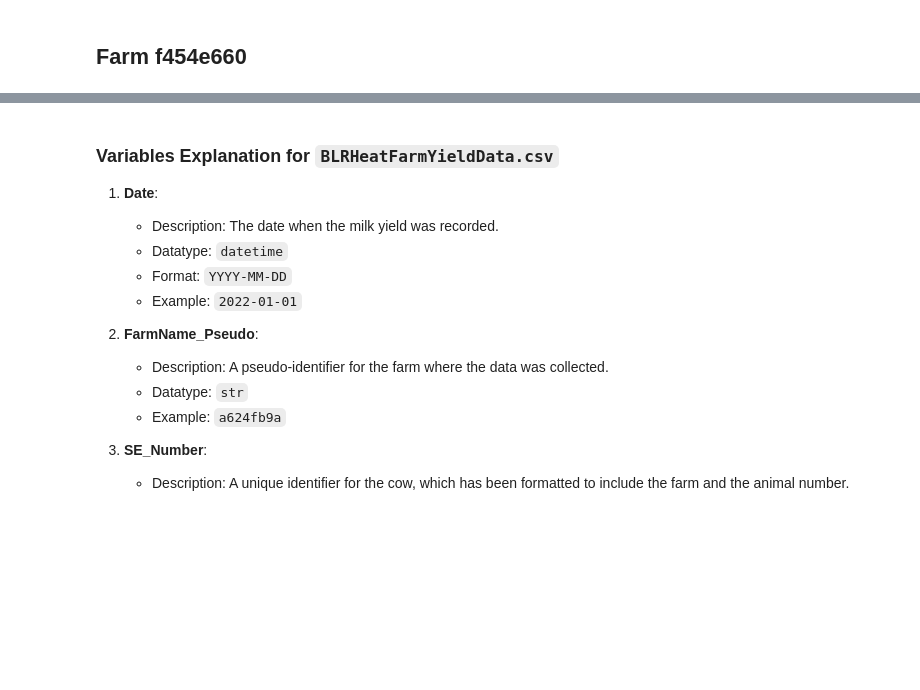
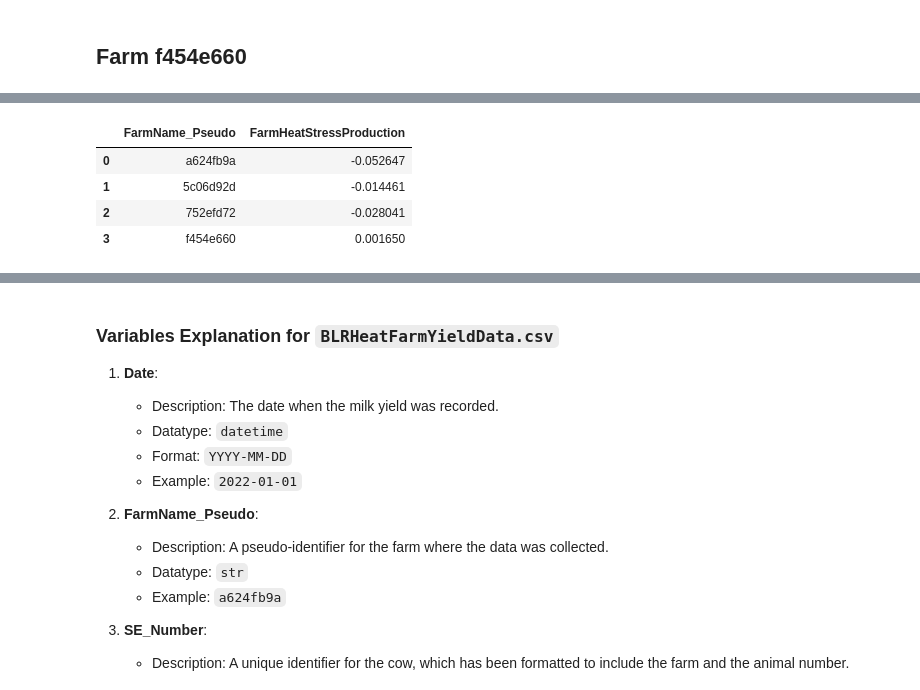
Before and after one commit to jockepolis/HeatStressEvaluationSummer24, a Jupyter notebook: ModelingFarmLevelYield/BLR_FarmHeatApp.ipynb, the cells around one changed output, grey strips where cells are left out. Drawn from its saved outputs; the diff is of its cells as text; code cells hidden in the pictures; blank space fills up the shorter version.

Commit message:
new tries on accumulated heat and so on

```diff
--- a/ModelingFarmLevelYield/BLR_FarmHeatApp.ipynb
+++ b/ModelingFarmLevelYield/BLR_FarmHeatApp.ipynb
@@ -1116,9 +471,6 @@ results_df
 # %% [markdown]
 ## Farm f454e660
 # %%
-# Set subject type to 'farm'
-subject_type = 'farm'
-
 # Specify the farm ID for analysis
 farm_id = 'f454e660'
 
@@ -1135,38 +487,17 @@ print("Variance of NormalizedDailyYield:", normalized_variance)
 # Define the target variable
 target = 'NormalizedDailyYield'
 
-# Separate data based on HeatStress condition
-data_heatstress = farm_data[farm_data['HeatStress'] == 1]
-data_no_heatstress = farm_data[farm_data['HeatStress'] == 0]
+# Split the data into train and validation sets
+train_data, val_data = train_test_split(farm_data, test_size=0.3, random_state=42)
 
-# Split the data into train and validation sets
-train_heatstress, val_heatstress = train_test_split(data_heatstress, test_size=0.3, random_state=42)
-train_no_heatstress, val_no_heatstress = train_test_split(data_no_heatstress, test_size=0.3, random_state=42)
+# Define the single feature
+features = ['HeatStress']
 
-# Define the feature combinations
-feature_combinations = [
-    ['MeanTemperature', 'HW'],
-    ['MeanTemperature', 'cum_HW'],
-    ['MeanTHI_adj', 'HW'],
-    ['MeanTHI_adj', 'cum_HW']
-]
+# Function to fit and get the posterior mean for HeatStress
+def fit_and_get_heatstress_posterior(farm_id, train_data, features):
+    print(f"\nSelected features: {features}")
 
-# Function to scale specified features
-def scale_features(data, features_to_scale):
-    scaler = StandardScaler()
-    data[features_to_scale] = scaler.fit_transform(data[features_to_scale])
-    return data, scaler
-
-# Scale MeanTemperature and MeanTHI_adj features in the training sets
-features_to_scale = ['MeanTemperature', 'MeanTHI_adj']
-train_heatstress, heatstress_scaler = scale_features(train_heatstress.copy(), features_to_scale)
-train_no_heatstress, no_heatstress_scaler = scale_features(train_no_heatstress.copy(), features_to_scale)
-
-# Function to fit and print model results
-def fit_and_print_results(train_data, features, condition):
-    print(f"\nSelected features for {condition}: {features}")
-
-    # Calculate prior means for the features after scaling
+    # Calculate prior means for the features
     prior_mean_values = [train_data[feature].mean() for feature in features]
     prior_std_values = [train_data[feature].std() for feature in features]
 
@@ -1177,7 +508,7 @@ def fit_and_print_results(train_data, features, condition):
     beta = 1 / normalized_variance
 
     # Print prior means and standard deviations
-    print(f"\nPrior Mean and Standard Deviation for each feature ({condition}):\n")
+    print(f"\nPrior Mean and Standard Deviation for each feature:\n")
     for feature, mean, std in zip(['Off-set'] + features, prior_mean.flatten(), prior_std.flatten()):
         print(f"{feature}: mean = {mean}, std_dev = {std}")
 
@@ -1194,30 +525,32 @@ def fit_and_print_results(train_data, features, condition):
     )
     result = model.fit_model()
 
-    # Function to calculate relative change for offset in percentage
-    def calculate_relative_change_percentage(results, prior_mean):
-        offset_prior_mean = prior_mean[0, 0]
-        offset_posterior_mean = results['Off-set']['mu']
-        relative_change_percentage = ((offset_posterior_mean - offset_prior_mean) / offset_prior_mean) * 100
-        return relative_change_percentage
-
-    # Calculate relative change for offset in percentage
-    relative_change_percentage = calculate_relative_change_percentage(result, prior_mean)
-
-    # Print the results
-    print(f"\nPosterior Mean and Standard Deviation for each feature ({condition}):\n")
+    # Print posterior mean and standard deviation for each feature
+    print(f"\nPosterior Mean and Standard Deviation for each feature:\n")
     for feature, stats in result.items():
         print(f"{feature}: mean = {stats['mu']}, std_dev = {stats['sigma']}")
 
-    # Print relative change in percentage terms
-    print(f"\nRelative change for offset in percentage terms for {condition}: {relative_change_percentage:.2f}%")
+    # Extract the posterior mean for HeatStress
+    heatstress_posterior_mean = result['HeatStress']['mu']
 
-    return relative_change_percentage
+    return heatstress_posterior_mean
 
-# Train the model with the feature combinations on the training set and print results
-for features in feature_combinations:
-    relative_change_heatstress = fit_and_print_results(train_heatstress, features, "HeatStress = 1")
-    relative_change_no_heatstress = fit_and_print_results(train_no_heatstress, features, "HeatStress = 0")
+# Train the model with the HeatStress feature on the training set and print results
+heatstress_posterior_mean = fit_and_get_heatstress_posterior(farm_id, train_data, features)
+
+# Create a new DataFrame for the current farm's result
+new_result = pd.DataFrame([{
+    'FarmName_Pseudo': farm_id,
+    'FarmHeatStressProduction': heatstress_posterior_mean
+}])
+
+# Check if results_df is empty before concatenation
+if results_df.empty:
+    results_df = new_result
+else:
+    results_df = pd.concat([results_df, new_result], ignore_index=True)
+
+results_df
 # %% [output]
 Mean of NormalizedDailyYield: 0.9998738797329533
 Standard Deviation of NormalizedDailyYield: 0.11483306817532685
@@ -1238,0 +570,5 @@ Relative change for offset in percentage terms for HeatStress = 0: -0.07%
+|  | FarmName_Pseudo | FarmHeatStressProduction |
+| 0 | a624fb9a | -0.052647 |
+| 1 | 5c06d92d | -0.014461 |
+| 2 | 752efd72 | -0.028041 |
+| 3 | f454e660 | 0.001650 |
```
Also changed, not shown: parts of 18 cells of this notebook, 1 other file.
